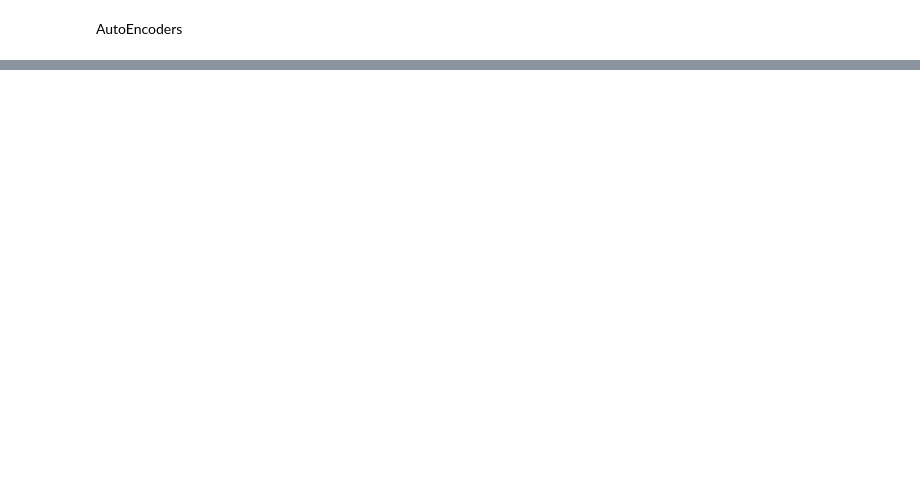
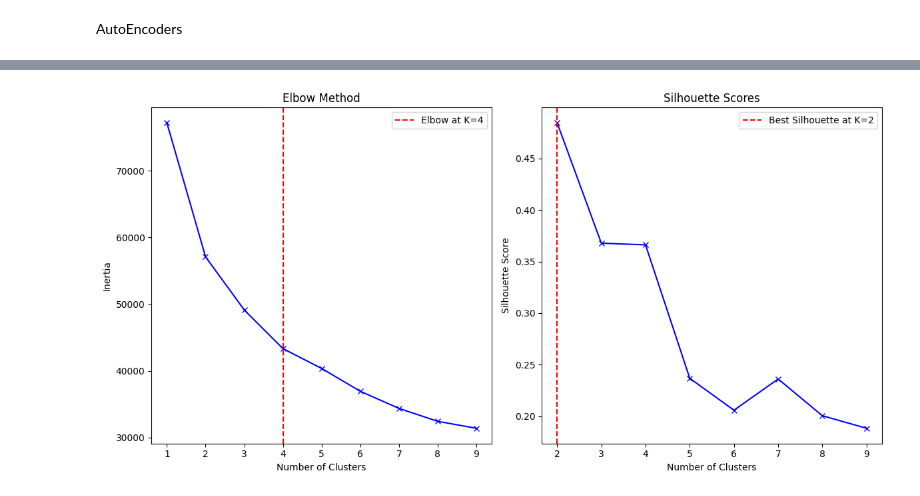
Before and after one commit to josephxlp/FinMLA, a Jupyter notebook: CreditCardSegmentation.ipynb, the cells around one changed output, grey strips where cells are left out. Cells and saved outputs as stored; diff of their text form; code cells hidden in the pictures; blank space fills up the shorter version.

Commit message:
added autoencoder

```diff
--- a/CreditCardSegmentation.ipynb
+++ b/CreditCardSegmentation.ipynb
@@ -552,2 +552,36 @@ boxplot_cluster(spred,epred,varname='cash_advance')
 # %% [markdown]
 AutoEncoders
+# %%
+from tensorflow.keras.layers import Input, Add, Dense, Activation, ZeroPadding2D, BatchNormalization, Flatten, Conv2D, AveragePooling2D, MaxPooling2D, Dropout
+from tensorflow.keras.models import Model, load_model
+from tensorflow.keras.initializers import glorot_uniform
+from keras.optimizers import SGD
+from tensorflow.keras.callbacks import EarlyStopping
+encoding_dim = 7
+
+input_df = Input(shape=(17,))
+
+
+# Glorot normal initializer (Xavier normal initializer) draws samples from a truncated normal distribution
+
+x = Dense(encoding_dim, activation='relu')(input_df)
+x = Dense(500, activation='relu', kernel_initializer = 'glorot_uniform')(x)
+x = Dense(500, activation='relu', kernel_initializer = 'glorot_uniform')(x)
+x = Dense(2000, activation='relu', kernel_initializer = 'glorot_uniform')(x)
+
+encoded = Dense(10, activation='relu', kernel_initializer = 'glorot_uniform')(x)
+
+x = Dense(2000, activation='relu', kernel_initializer = 'glorot_uniform')(encoded)
+x = Dense(500, activation='relu', kernel_initializer = 'glorot_uniform')(x)
+
+decoded = Dense(17, kernel_initializer = 'glorot_uniform')(x)
+
+# autoencoder
+autoencoder = Model(input_df, decoded)
+
+#encoder - used for our dimention reduction
+encoder = Model(input_df, encoded)
+
+autoencoder.compile(optimizer= 'adam', loss='mean_squared_error')
+
+#autoencoder.fit(df_scaled, df_scaled, batch_size = 128, epochs = 25,  verbose = 1)
@@ -553,0 +633,3 @@ AutoEncoders
+# %%
+autoencoder_pred = encoder.predict(df_scaled)
+autoencoder_pred.shape
@@ -553,0 +639,4 @@ AutoEncoders
+# %%
+best_k2, elbow_k2, best_silhouette_k2 = find_best_k(autoencoder_pred,10)
+# %% [output]
+[figure, added]
```
Also changed, not shown: parts of 21 cells of this notebook.
